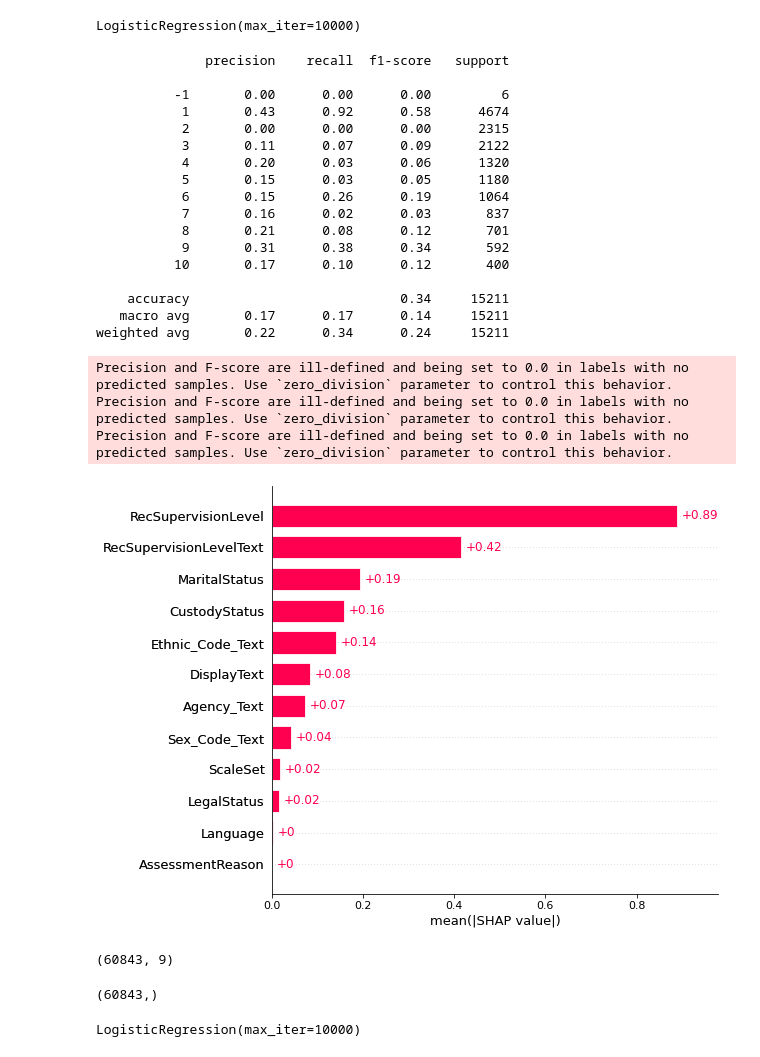
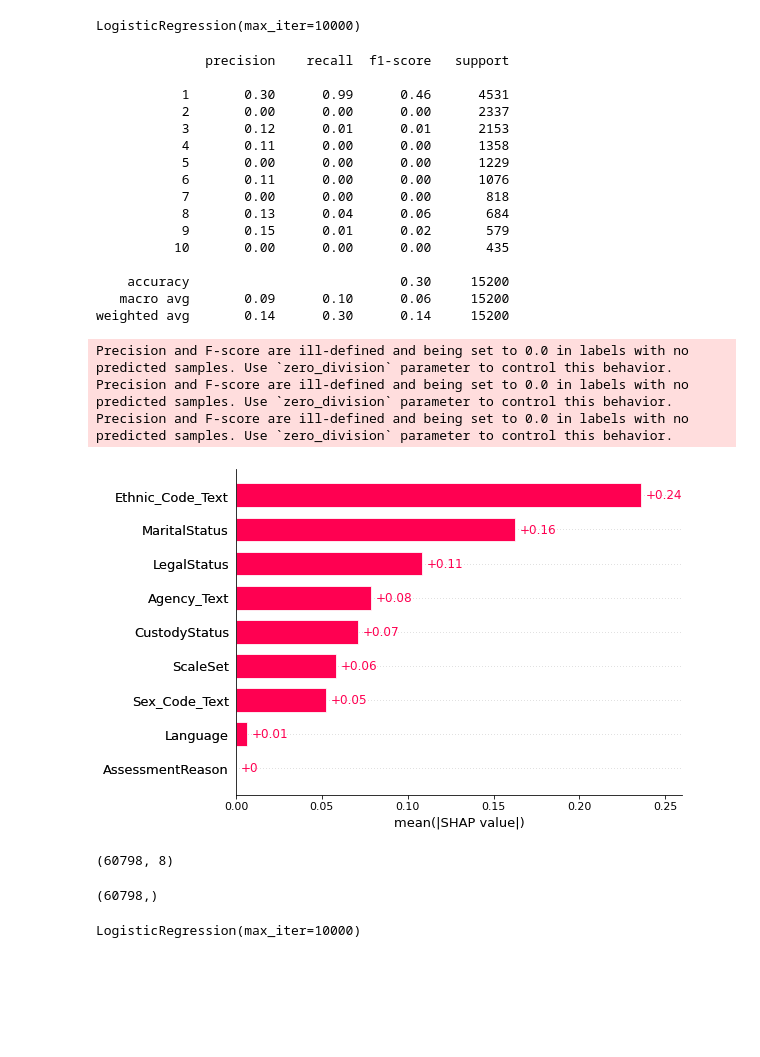
Before and after one commit to gwenael-mahe/Compass-recidivism, a Jupyter notebook: Notebook.ipynb, the cells around one changed output. Drawn from its saved outputs; the diff is of its cells as text; code cells hidden in the pictures; blank space fills up the shorter version.

```diff
--- a/Notebook.ipynb
+++ b/Notebook.ipynb
@@ -165,7 +165,7 @@ memory usage: 13.0+ MB
 # %% [markdown]
 Nous allons commencé par supprimer les colonnes qui ne me semble pas utiles ou touches à des données non éthiques
 # %%
-df = df.drop(['Person_ID', 'AssessmentID', 'Case_ID', 'LastName', 'FirstName', 'MiddleName', 'DateOfBirth', 'ScaleSet_ID', 'Screening_Date', 'Scale_ID', 'IsCompleted', 'IsDeleted', 'AssessmentType', 'ScoreText', 'RawScore'], axis=1)
+df = df.drop(['Person_ID', 'AssessmentID', 'Case_ID', 'LastName', 'FirstName', 'MiddleName', 'DateOfBirth', 'ScaleSet_ID', 'Screening_Date', 'Scale_ID', 'IsCompleted', 'IsDeleted', 'AssessmentType', 'ScoreText', 'RawScore', 'RecSupervisionLevel','RecSupervisionLevelText', 'DisplayText'], axis=1)
 df.head()
 # %% [output]
 |  | Agency_Text | Sex_Code_Text | Ethnic_Code_Text | ScaleSet | AssessmentReason | Language | LegalStatus | ... |
@@ -174,6 +174,8 @@ df.head()
 | 2 | PRETRIAL | Male | Caucasian | Risk and Prescreen | Intake | English | Pretrial | ... |
 | 3 | PRETRIAL | Male | Caucasian | Risk and Prescreen | Intake | English | Pretrial | ... |
 | 4 | PRETRIAL | Male | Caucasian | Risk and Prescreen | Intake | English | Pretrial | ... |
+# %%
+df = df.drop(df[df['DecileScore'] == -1].index)
 # %% [markdown]
 Encodage des données
 # %%
@@ -187,8 +189,6 @@ df["Language"] = encoder.fit_transform(df["Language"])
 df["LegalStatus"] = encoder.fit_transform(df["LegalStatus"])
 df["CustodyStatus"] = encoder.fit_transform(df["CustodyStatus"])
 df["MaritalStatus"] = encoder.fit_transform(df["MaritalStatus"])
-df["RecSupervisionLevelText"] = encoder.fit_transform(df["RecSupervisionLevelText"])
-df["DisplayText"] = encoder.fit_transform(df["DisplayText"])
 df.head()
 # %% [output]
 |  | Agency_Text | Sex_Code_Text | Ethnic_Code_Text | ScaleSet | AssessmentReason | Language | LegalStatus | ... |
@@ -224,21 +224,20 @@ print(classification_report(y_test, y_pred))
 # %% [output]
               precision    recall  f1-score   support
 
-          -1       0.00      0.00      0.00         6
-           1       0.43      0.92      0.58      4674
-           2       0.00      0.00      0.00      2315
-           3       0.11      0.07      0.09      2122
-           4       0.20      0.03      0.06      1320
-           5       0.15      0.03      0.05      1180
-           6       0.15      0.26      0.19      1064
-           7       0.16      0.02      0.03       837
-           8       0.21      0.08      0.12       701
-           9       0.31      0.38      0.34       592
-          10       0.17      0.10      0.12       400
+           1       0.30      0.99      0.46      4531
+           2       0.00      0.00      0.00      2337
+           3       0.12      0.01      0.01      2153
+           4       0.11      0.00      0.00      1358
+           5       0.00      0.00      0.00      1229
+           6       0.11      0.00      0.00      1076
+           7       0.00      0.00      0.00       818
+           8       0.13      0.04      0.06       684
+           9       0.15      0.01      0.02       579
+          10       0.00      0.00      0.00       435
 
-    accuracy                           0.34     15211
-   macro avg       0.17      0.17      0.14     15211
-weighted avg       0.22      0.34      0.24     15211
+    accuracy                           0.30     15200
+   macro avg       0.09      0.10      0.06     15200
+weighted avg       0.14      0.30      0.14     15200
 Precision and F-score are ill-defined and being set to 0.0 in labels with no predicted samples. Use `zero_division` parameter to control this behavior.
 Precision and F-score are ill-defined and being set to 0.0 in labels with no predicted samples. Use `zero_division` parameter to control this behavior.
 Precision and F-score are ill-defined and being set to 0.0 in labels with no predicted samples. Use `zero_division` parameter to control this behavior.
@@ -246,19 +245,19 @@ Precision and F-score are ill-defined and being set to 0.0 in labels with no pre
 explainer = shap.Explainer(model, X_train)
 shap_values = explainer(X_test)
 # %%
-shap.plots.bar(shap_values[:, :, 1], max_display=13)
+shap.plots.bar(shap_values[:, :, 1])
 # %% [output]
-[figure, old version]
+[figure, new version]
 # %%
-X =df.drop(columns=['DecileScore','RecSupervisionLevel','RecSupervisionLevelText', 'Ethnic_Code_Text'])
+X =df.drop(columns=['DecileScore', 'Ethnic_Code_Text'])
 X.shape
 # %% [output]
-(60843, 9)
+(60798, 8)
 # %%
 y = df['DecileScore']
 y.shape
 # %% [output]
-(60843,)
+(60798,)
 # %%
 X_train, X_test, y_train, y_test = train_test_split(X, y, test_size=0.25)
 # %%
```
Also changed, not shown: parts of 4 cells of this notebook, 2 other files.
